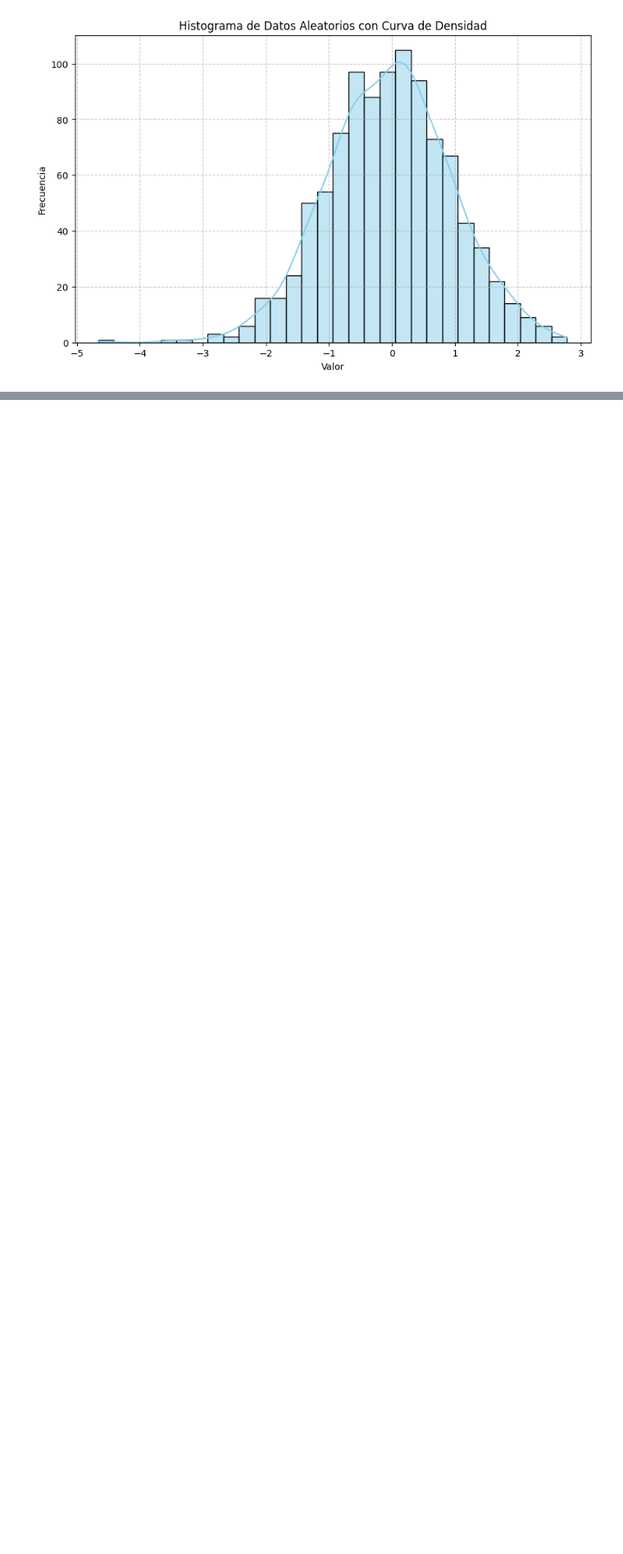
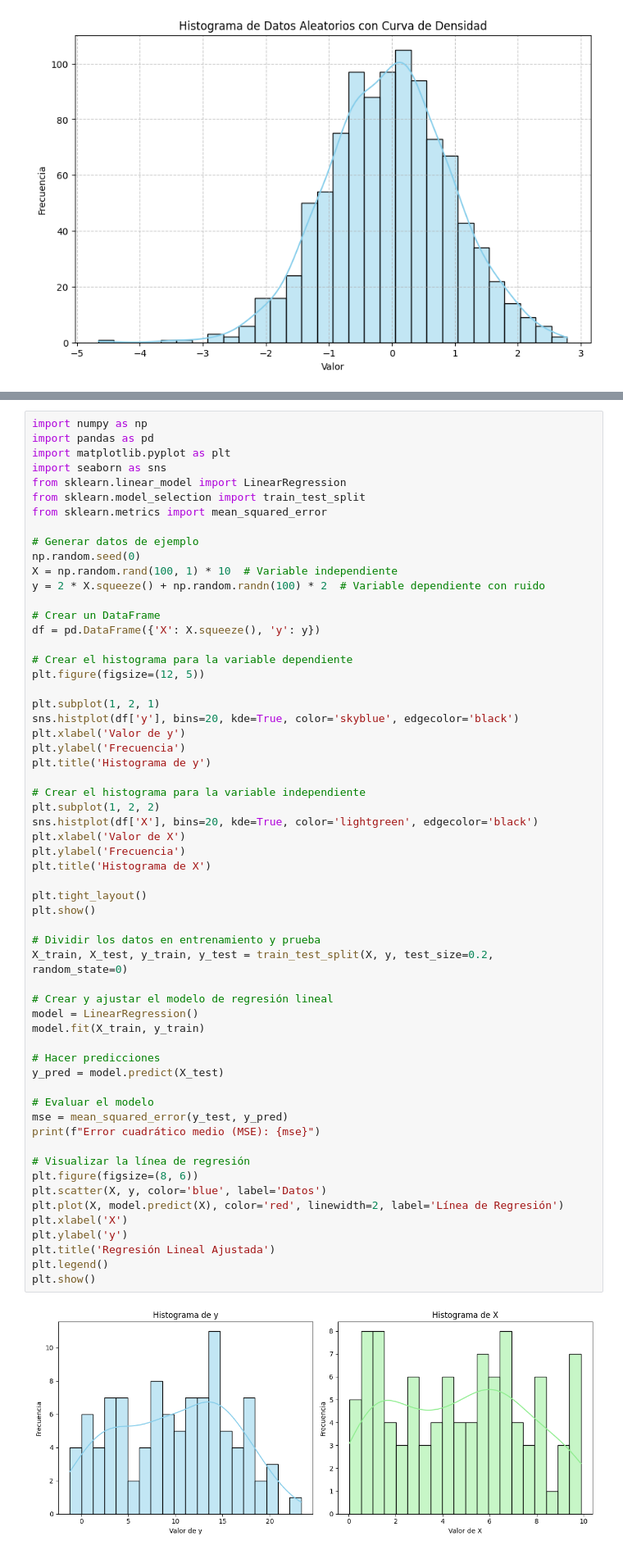
Before and after one commit to Vanessa0ne/phyton, a Jupyter notebook: HISTOGRAMA_CON_PYTHON.ipynb, the cells around one changed output, grey strips where cells are left out. Shown at 82% size. Drawn from its saved outputs; the diff is of its cells as text; blank space fills up the shorter version.

```diff
--- a/HISTOGRAMA_CON_PYTHON.ipynb
+++ b/HISTOGRAMA_CON_PYTHON.ipynb
@@ -960,0 +996,61 @@ plt.show()
+# %%
+import numpy as np
+import pandas as pd
+import matplotlib.pyplot as plt
+import seaborn as sns
+from sklearn.linear_model import LinearRegression
+from sklearn.model_selection import train_test_split
+from sklearn.metrics import mean_squared_error
+
+# Generar datos de ejemplo
+np.random.seed(0)
+X = np.random.rand(100, 1) * 10  # Variable independiente
+y = 2 * X.squeeze() + np.random.randn(100) * 2  # Variable dependiente con ruido
+
+# Crear un DataFrame
+df = pd.DataFrame({'X': X.squeeze(), 'y': y})
+
+# Crear el histograma para la variable dependiente
+plt.figure(figsize=(12, 5))
+
+plt.subplot(1, 2, 1)
+sns.histplot(df['y'], bins=20, kde=True, color='skyblue', edgecolor='black')
+plt.xlabel('Valor de y')
+plt.ylabel('Frecuencia')
+plt.title('Histograma de y')
+
+# Crear el histograma para la variable independiente
+plt.subplot(1, 2, 2)
+sns.histplot(df['X'], bins=20, kde=True, color='lightgreen', edgecolor='black')
+plt.xlabel('Valor de X')
+plt.ylabel('Frecuencia')
+plt.title('Histograma de X')
+
+plt.tight_layout()
+plt.show()
+
+# Dividir los datos en entrenamiento y prueba
+X_train, X_test, y_train, y_test = train_test_split(X, y, test_size=0.2, random_state=0)
+
+# Crear y ajustar el modelo de regresión lineal
+model = LinearRegression()
+model.fit(X_train, y_train)
+
+# Hacer predicciones
+y_pred = model.predict(X_test)
+
+# Evaluar el modelo
+mse = mean_squared_error(y_test, y_pred)
+print(f"Error cuadrático medio (MSE): {mse}")
+
+# Visualizar la línea de regresión
+plt.figure(figsize=(8, 6))
+plt.scatter(X, y, color='blue', label='Datos')
+plt.plot(X, model.predict(X), color='red', linewidth=2, label='Línea de Regresión')
+plt.xlabel('X')
+plt.ylabel('y')
+plt.title('Regresión Lineal Ajustada')
+plt.legend()
+plt.show()
+# %% [output]
+[figure, added]
```
Also changed, not shown: parts of 12 cells of this notebook.
